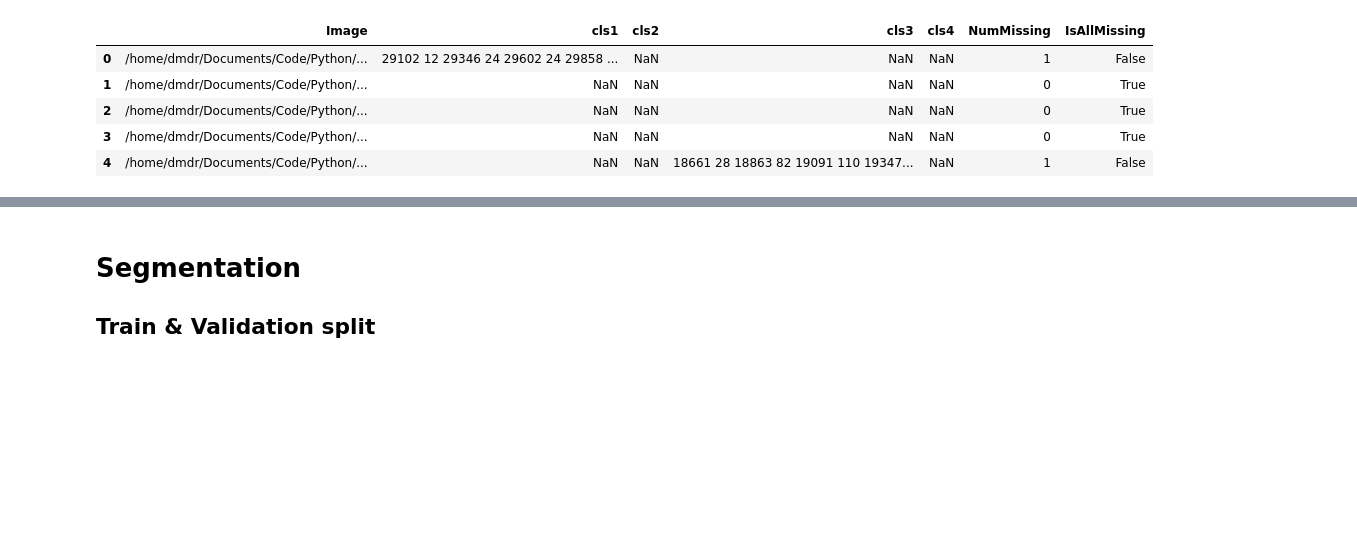
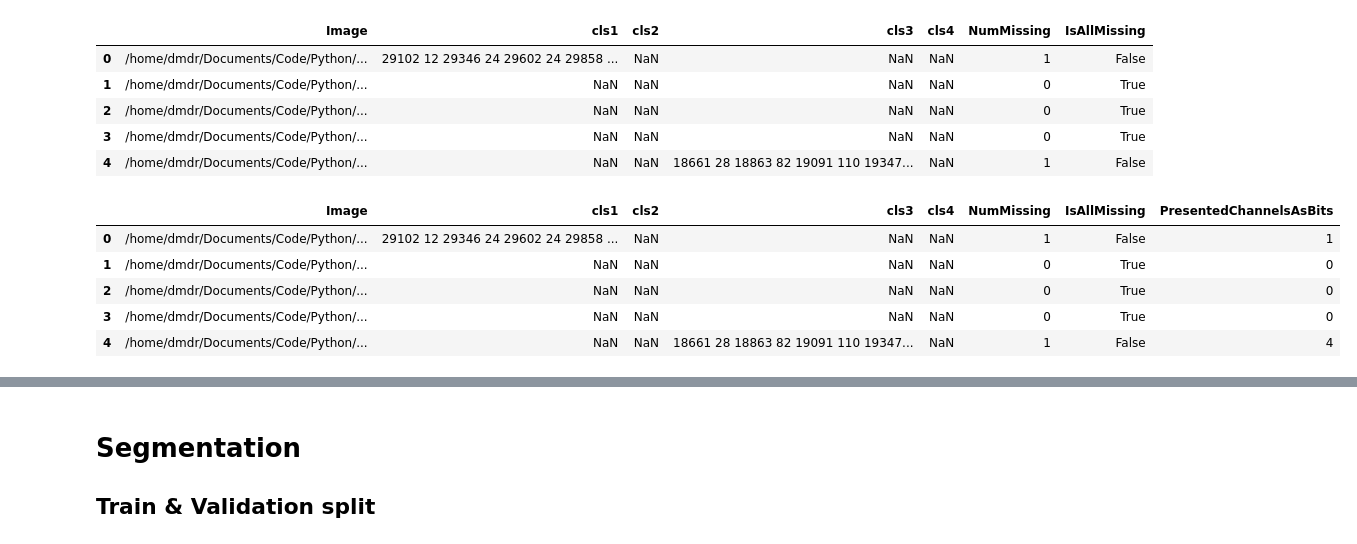
Before and after one commit to ditwoo/kaggle-severstal-steel-defect-detection, a Jupyter notebook: notebooks/generate_train_val.ipynb, the cells around one changed output, grey strips where cells are left out. Cells and saved outputs as stored; diff of their text form; code cells hidden in the pictures; blank space fills up the shorter version.

```diff
--- a/notebooks/generate_train_val.ipynb
+++ b/notebooks/generate_train_val.ipynb
@@ -61,3 +61,21 @@ dtype: object
 | 2 | /home/dmdr/Documents/Code/Python/... | NaN | NaN | NaN | NaN | 0 | True |
 | 3 | /home/dmdr/Documents/Code/Python/... | NaN | NaN | NaN | NaN | 0 | True |
 | 4 | /home/dmdr/Documents/Code/Python/... | NaN | NaN | 18661 28 18863 82 19091 110 19347... | NaN | 1 | False |
+# %%
+def channels2bits(row):
+    res = 0
+    for i in range(1, 5):
+        # not nan
+        if row[f'cls{i}'] == row[f'cls{i}']:
+            res = res | (1 << (i - 1))
+    return res
+
+DATA['PresentedChannelsAsBits'] = DATA.apply(channels2bits, axis=1)
+DATA.head()
+# %% [output]
+|  | Image | cls1 | cls2 | cls3 | cls4 | NumMissing | IsAllMissing | PresentedChannelsAsBits |
+| 0 | /home/dmdr/Documents/Code/Python/... | 29102 12 29346 24 29602 24 29858 ... | NaN | NaN | NaN | 1 | False | 1 |
+| 1 | /home/dmdr/Documents/Code/Python/... | NaN | NaN | NaN | NaN | 0 | True | 0 |
+| 2 | /home/dmdr/Documents/Code/Python/... | NaN | NaN | NaN | NaN | 0 | True | 0 |
+| 3 | /home/dmdr/Documents/Code/Python/... | NaN | NaN | NaN | NaN | 0 | True | 0 |
+| 4 | /home/dmdr/Documents/Code/Python/... | NaN | NaN | 18661 28 18863 82 19091 110 19347... | NaN | 1 | False | 4 |
```
Also changed, not shown: parts of 9 cells of this notebook, 27 other files.
